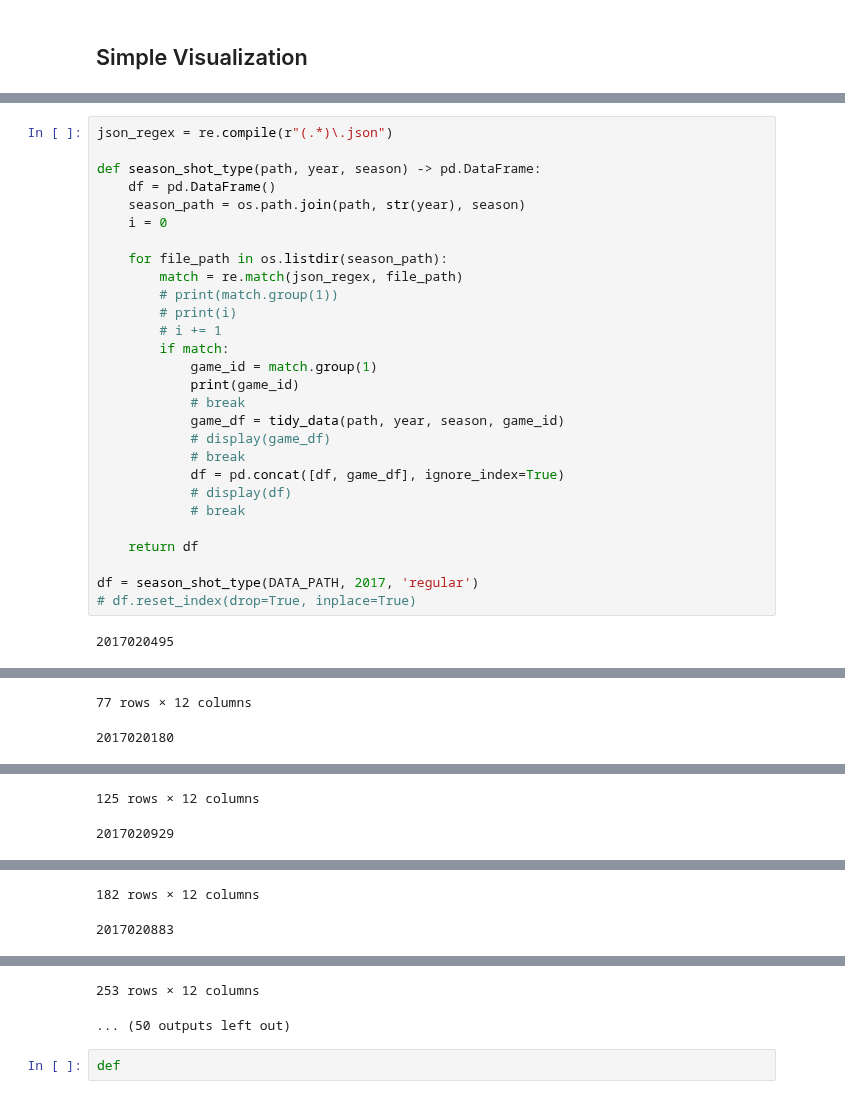
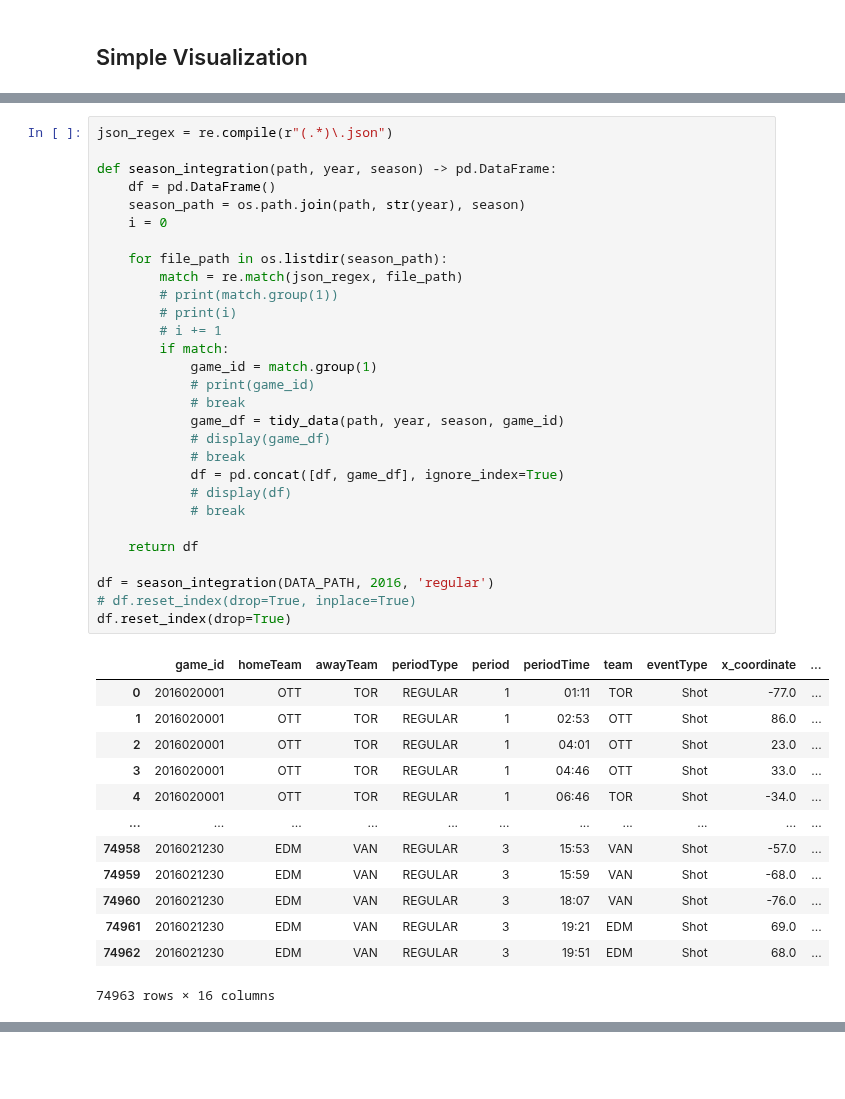
Before and after one commit to K-kiron/NHL-Analysis, a Jupyter notebook: Milestone1/visualizations/simple_visualization.ipynb, the cells around one changed output, grey strips where cells are left out. Saved outputs shown, nothing was run; the diff lists cells and outputs as text; blank space fills up the shorter version.

```diff
--- a/Milestone1/visualizations/simple_visualization.ipynb
+++ b/Milestone1/visualizations/simple_visualization.ipynb
@@ -40,30 +51,43 @@ KeyError: 'emptyNet'
 # %%
 json_regex = re.compile(r"(.*)\.json")
 
-def season_shot_type(path, year, season) -> pd.DataFrame:
+def season_integration(path, year, season) -> pd.DataFrame:
     df = pd.DataFrame()
     season_path = os.path.join(path, str(year), season)
     i = 0
 
     for file_path in os.listdir(season_path):
         match = re.match(json_regex, file_path)
         # print(match.group(1))
         # print(i)
         # i += 1
         if match:
             game_id = match.group(1)
-            print(game_id)
+            # print(game_id)
             # break
             game_df = tidy_data(path, year, season, game_id)
             # display(game_df)
             # break
             df = pd.concat([df, game_df], ignore_index=True)
             # display(df)
             # break
 
     return df
 
-df = season_shot_type(DATA_PATH, 2017, 'regular')
+df = season_integration(DATA_PATH, 2016, 'regular')
 # df.reset_index(drop=True, inplace=True)
+df.reset_index(drop=True)
 # %% [output]
+|  | game_id | homeTeam | awayTeam | periodType | period | periodTime | team | eventType | x_coordinate | ... |
+| 0 | 2016020001 | OTT | TOR | REGULAR | 1 | 01:11 | TOR | Shot | -77.0 | ... |
+| 1 | 2016020001 | OTT | TOR | REGULAR | 1 | 02:53 | OTT | Shot | 86.0 | ... |
+| 2 | 2016020001 | OTT | TOR | REGULAR | 1 | 04:01 | OTT | Shot | 23.0 | ... |
+| 3 | 2016020001 | OTT | TOR | REGULAR | 1 | 04:46 | OTT | Shot | 33.0 | ... |
+| 4 | 2016020001 | OTT | TOR | REGULAR | 1 | 06:46 | TOR | Shot | -34.0 | ... |
+| ... | ... | ... | ... | ... | ... | ... | ... | ... | ... | ... |
+| 74958 | 2016021230 | EDM | VAN | REGULAR | 3 | 15:53 | VAN | Shot | -57.0 | ... |
+| 74959 | 2016021230 | EDM | VAN | REGULAR | 3 | 15:59 | VAN | Shot | -68.0 | ... |
+| 74960 | 2016021230 | EDM | VAN | REGULAR | 3 | 18:07 | VAN | Shot | -76.0 | ... |
+| 74961 | 2016021230 | EDM | VAN | REGULAR | 3 | 19:21 | EDM | Shot | 69.0 | ... |
+| 74962 | 2016021230 | EDM | VAN | REGULAR | 3 | 19:51 | EDM | Shot | 68.0 | ... |
-2017020495
+74963 rows × 16 columns
@@ -82,2 +93,0 @@ df = season_shot_type(DATA_PATH, 2017, 'regular')
-77 rows × 12 columns
-2017020180
@@ -96,2 +93,0 @@ df = season_shot_type(DATA_PATH, 2017, 'regular')
-125 rows × 12 columns
-2017020929
@@ -110,2 +93,0 @@ df = season_shot_type(DATA_PATH, 2017, 'regular')
-182 rows × 12 columns
-2017020883
@@ -124,4 +93,0 @@ df = season_shot_type(DATA_PATH, 2017, 'regular')
-253 rows × 12 columns
-... (50 outputs left out)
-# %%
-def
```
Also changed, not shown: parts of 11 cells of this notebook, 2 other files.
